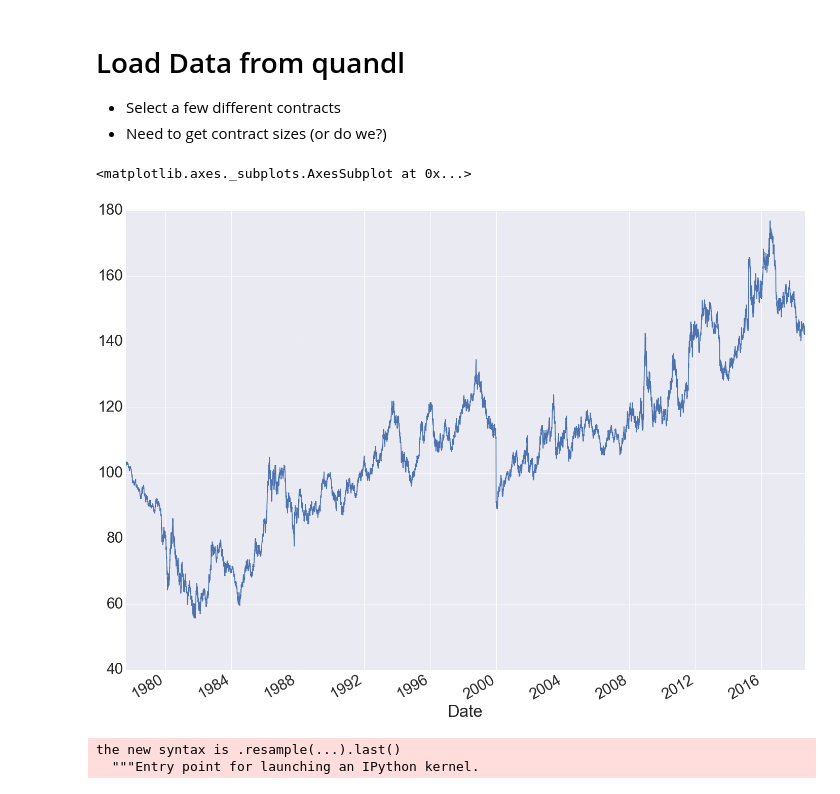
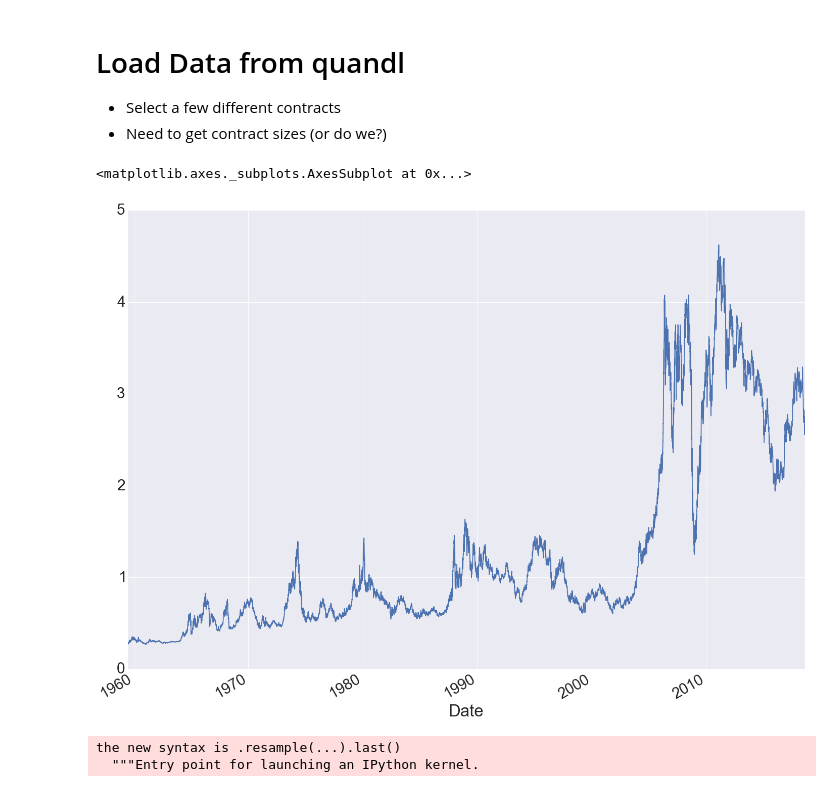
Before and after one commit to mrefermat/quant_finance, a Jupyter notebook: Signal_To_Trading.ipynb, the cells around one changed output. Saved outputs shown, nothing was run; the diff lists cells and outputs as text; code cells hidden in the pictures.

```diff
--- a/Signal_To_Trading.ipynb
+++ b/Signal_To_Trading.ipynb
@@ -33,10 +33,10 @@ pylab.rcParams['figure.figsize'] = (24, 18)
 * Select a few different contracts
 * Need to get contract sizes (or do we?)
 # %%
-quandl.get("CHRIS/CME_US1", authtoken=token).Settle.plot()
+quandl.get("CHRIS/CME_HG1", authtoken=token).Settle.plot()
 # %% [output]
 <matplotlib.axes._subplots.AxesSubplot at 0x...>
-[figure, old version]
+[figure, new version]
 # %%
 df=pd.DataFrame()
 df['SP500']=quandl.get("CHRIS/CME_SP1", authtoken=token).Settle
```
Also changed, not shown: parts of 8 cells of this notebook.
